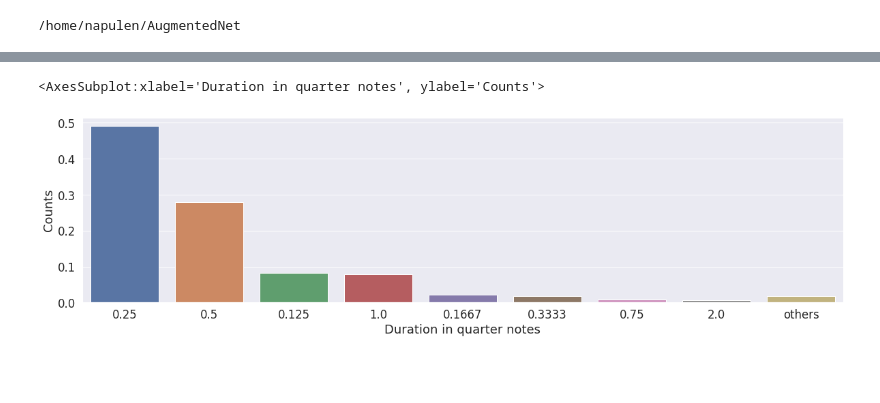
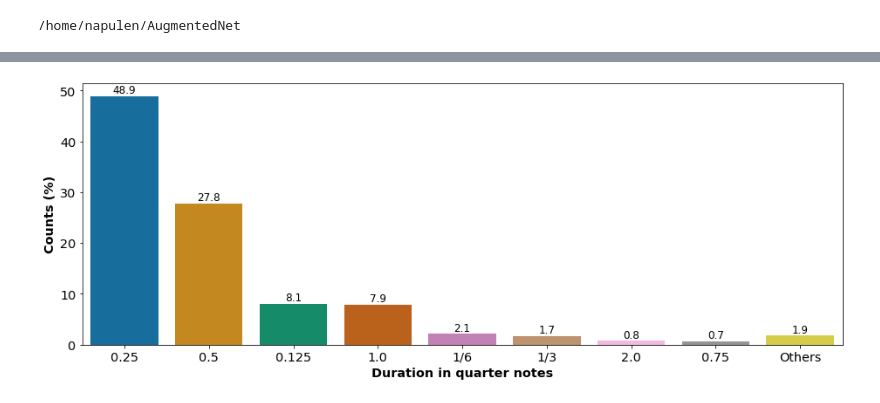
Before and after one commit to napulen/AugmentedNet, a Jupyter notebook: notebooks/thesis/Ch5-DurationDistribution.ipynb, the cells around one changed output, grey strips where cells are left out. Saved outputs shown, nothing was run; the diff lists cells and outputs as text; code cells hidden in the pictures; blank space fills up the shorter version.

```diff
--- a/notebooks/thesis/Ch5-DurationDistribution.ipynb
+++ b/notebooks/thesis/Ch5-DurationDistribution.ipynb
@@ -10,7 +10,6 @@ import os
 import pandas as pd
 import seaborn as sns
 import matplotlib.pyplot as plt
-plt.rcParams["figure.figsize"] = (20, 5)
 # %%
 summary = "dataset/dataset_summary.tsv"
 dfsummary = pd.read_csv(summary, sep="\t")
@@ -64,12 +63,27 @@ df
 # %%
 # durations
+def fdurs(d):
+    if d == 0.1667:
+        return "1/6"
+    elif d == 0.3333:
+        return "1/3"
+    else:
+        return str(d)
+
+
+plt.rcParams["figure.figsize"] = (13, 5)
 rows = len(df.index)
 durcounts = df.s_duration.value_counts().to_dict()
-durcounts = {k: (v/rows) for k, v in durcounts.items() if v > (rows * 0.005)}
-durcounts["others"] = 1.0 - sum(durcounts.values())
+durcounts = {fdurs(k): (100.0 * v/rows) for k, v in durcounts.items() if v > (rows * 0.005)}
+durcounts["Others"] = 100.0 - sum(durcounts.values())
 dfrn = pd.DataFrame({"Duration in quarter notes": list(durcounts.keys()), "Counts": list(durcounts.values())})
-sns.set(font_scale = 1.5)
-sns.barplot(x="Duration in quarter notes", y="Counts", data=dfrn)
+g = sns.barplot(x="Duration in quarter notes", y="Counts", palette="colorblind", data=dfrn)
+g.bar_label(g.containers[0], fmt="%.1f", fontsize="large")
+plt.xticks(fontsize="x-large")
+plt.yticks(fontsize="x-large")
+plt.xlabel("Duration in quarter notes", fontsize="x-large", fontweight="bold")
+plt.ylabel("Counts (%)", fontsize="x-large", fontweight="bold")
+plt.tight_layout()
+plt.savefig("duration_distribution.png")
 # %% [output]
-<AxesSubplot:xlabel='Duration in quarter notes', ylabel='Counts'>
-[figure, old version]
+[figure, new version]
```
Also changed, not shown: parts of 2 cells of this notebook, 3 other files.
